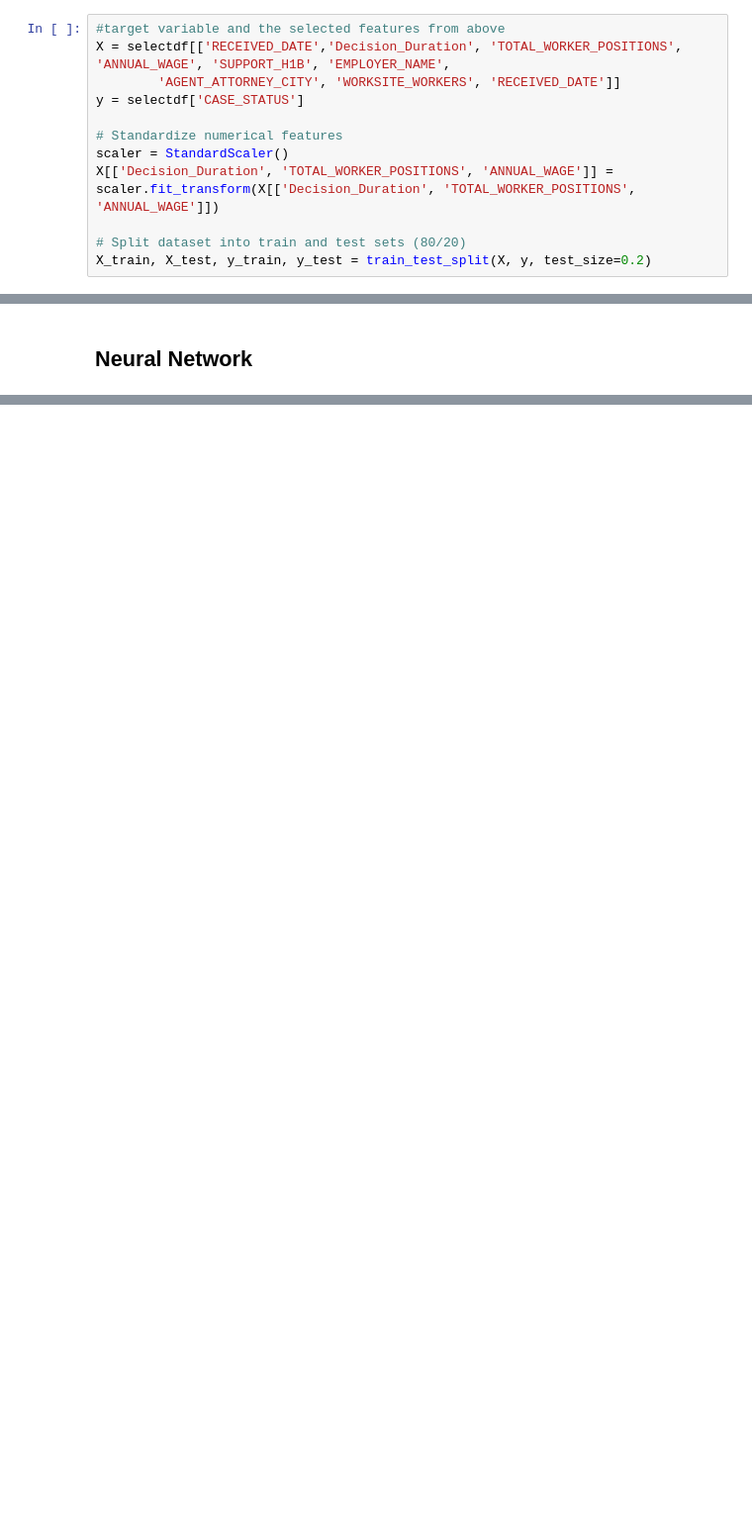
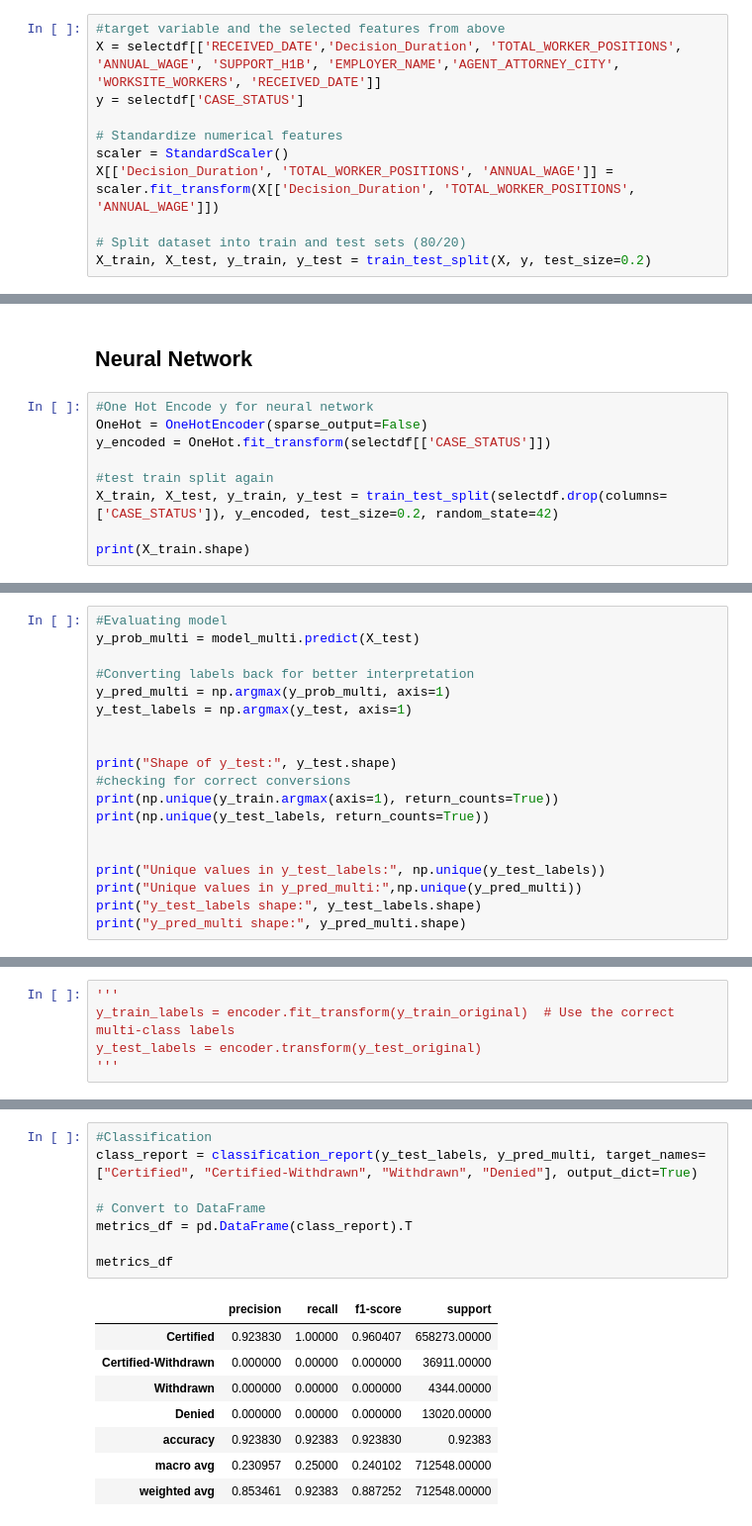
Before and after one commit to chm011/Capstone, a Jupyter notebook: 02_Data_Models.ipynb, the cells around one changed output, grey strips where cells are left out. Shown at 99% size. Drawn from its saved outputs; the diff is of its cells as text; blank space fills up the shorter version.

```diff
--- a/02_Data_Models.ipynb
+++ b/02_Data_Models.ipynb
@@ -155,8 +142,7 @@ CASE_STATUS
 Name: count, dtype: int64
 # %%
 #target variable and the selected features from above
-X = selectdf[['RECEIVED_DATE','Decision_Duration', 'TOTAL_WORKER_POSITIONS', 'ANNUAL_WAGE', 'SUPPORT_H1B', 'EMPLOYER_NAME',
-        'AGENT_ATTORNEY_CITY', 'WORKSITE_WORKERS', 'RECEIVED_DATE']]
+X = selectdf[['RECEIVED_DATE','Decision_Duration', 'TOTAL_WORKER_POSITIONS', 'ANNUAL_WAGE', 'SUPPORT_H1B', 'EMPLOYER_NAME','AGENT_ATTORNEY_CITY', 'WORKSITE_WORKERS', 'RECEIVED_DATE']]
 y = selectdf['CASE_STATUS']
 
 # Standardize numerical features
@@ -183,2 +212,11 @@ accuracy, report
 # %% [markdown]
 ## Neural Network
+# %%
+#One Hot Encode y for neural network
+OneHot = OneHotEncoder(sparse_output=False)
+y_encoded = OneHot.fit_transform(selectdf[['CASE_STATUS']])
+
+#test train split again
+X_train, X_test, y_train, y_test = train_test_split(selectdf.drop(columns=['CASE_STATUS']), y_encoded, test_size=0.2, random_state=42)
+
+print(X_train.shape)
@@ -228,0 +283,19 @@ pr_auc_nn = auc(recall_nn, precision_nn)
+# %%
+#Evaluating model
+y_prob_multi = model_multi.predict(X_test)
+
+#Converting labels back for better interpretation
+y_pred_multi = np.argmax(y_prob_multi, axis=1)
+y_test_labels = np.argmax(y_test, axis=1)
+
+
+print("Shape of y_test:", y_test.shape)
+#checking for correct conversions
+print(np.unique(y_train.argmax(axis=1), return_counts=True))
+print(np.unique(y_test_labels, return_counts=True))
+
+
+print("Unique values in y_test_labels:", np.unique(y_test_labels))
+print("Unique values in y_pred_multi:",np.unique(y_pred_multi))
+print("y_test_labels shape:", y_test_labels.shape)
+print("y_pred_multi shape:", y_pred_multi.shape)
@@ -228,0 +315,5 @@ pr_auc_nn = auc(recall_nn, precision_nn)
+# %%
+'''
+y_train_labels = encoder.fit_transform(y_train_original)  # Use the correct multi-class labels
+y_test_labels = encoder.transform(y_test_original)
+'''
@@ -228,0 +322,17 @@ pr_auc_nn = auc(recall_nn, precision_nn)
+# %%
+#Classification
+class_report = classification_report(y_test_labels, y_pred_multi, target_names=["Certified", "Certified-Withdrawn", "Withdrawn", "Denied"], output_dict=True)
+
+# Convert to DataFrame
+metrics_df = pd.DataFrame(class_report).T
+
+metrics_df
+# %% [output]
+|  | precision | recall | f1-score | support |
+| Certified | 0.923830 | 1.00000 | 0.960407 | 658273.00000 |
+| Certified-Withdrawn | 0.000000 | 0.00000 | 0.000000 | 36911.00000 |
+| Withdrawn | 0.000000 | 0.00000 | 0.000000 | 4344.00000 |
+| Denied | 0.000000 | 0.00000 | 0.000000 | 13020.00000 |
+| accuracy | 0.923830 | 0.92383 | 0.923830 | 0.92383 |
+| macro avg | 0.230957 | 0.25000 | 0.240102 | 712548.00000 |
+| weighted avg | 0.853461 | 0.92383 | 0.887252 | 712548.00000 |
```
Also changed, not shown: parts of 15 cells of this notebook.
